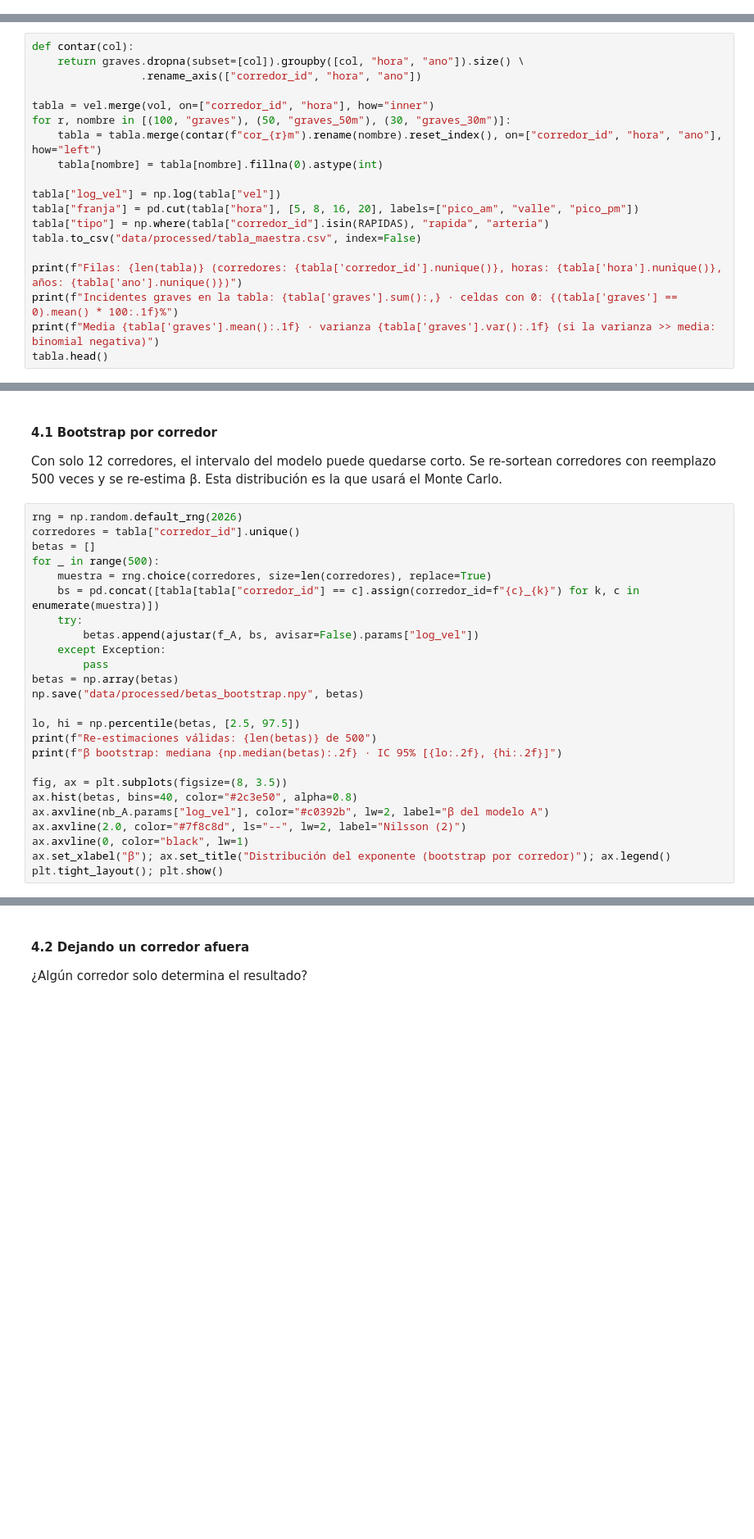
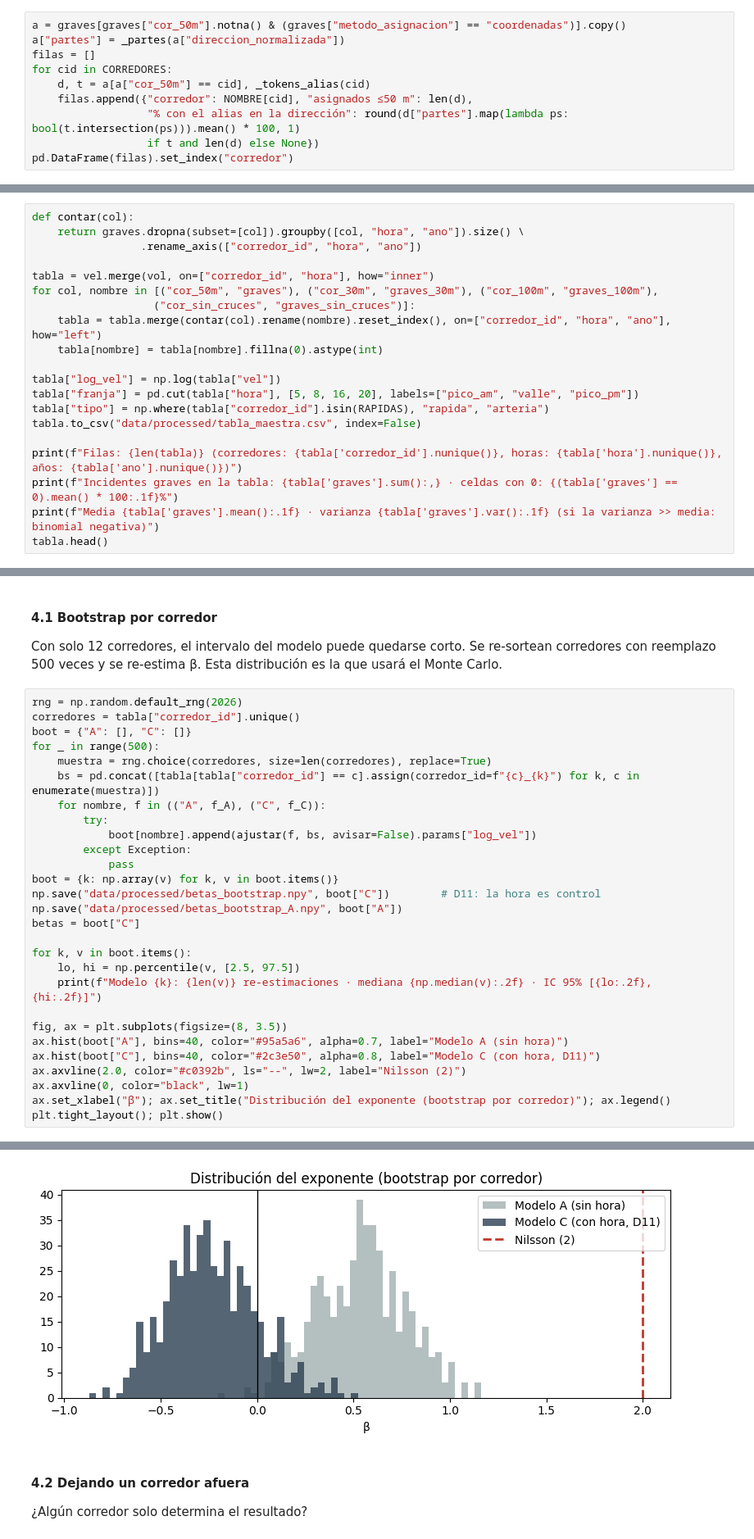
Before and after one commit to cristophh07-dot/segundos-contra-vidas, a Jupyter notebook: notebooks/03_exponente_medellin.ipynb, the cells around one changed output, grey strips where cells are left out. Shown at 82% size. Saved outputs shown, nothing was run; the diff lists cells and outputs as text; blank space fills up the shorter version.

```diff
--- a/notebooks/03_exponente_medellin.ipynb
+++ b/notebooks/03_exponente_medellin.ipynb
@@ -166,0 +172,10 @@ val
+# %%
+a = graves[graves["cor_50m"].notna() & (graves["metodo_asignacion"] == "coordenadas")].copy()
+a["partes"] = _partes(a["direccion_normalizada"])
+filas = []
+for cid in CORREDORES:
+    d, t = a[a["cor_50m"] == cid], _tokens_alias(cid)
+    filas.append({"corredor": NOMBRE[cid], "asignados ≤50 m": len(d),
+                  "% con el alias en la dirección": round(d["partes"].map(lambda ps: bool(t.intersection(ps))).mean() * 100, 1)
+                  if t and len(d) else None})
+pd.DataFrame(filas).set_index("corredor")
@@ -191,8 +230,9 @@ def contar(col):
                  .rename_axis(["corredor_id", "hora", "ano"])
 
 tabla = vel.merge(vol, on=["corredor_id", "hora"], how="inner")
-for r, nombre in [(100, "graves"), (50, "graves_50m"), (30, "graves_30m")]:
-    tabla = tabla.merge(contar(f"cor_{r}m").rename(nombre).reset_index(), on=["corredor_id", "hora", "ano"], how="left")
+for col, nombre in [("cor_50m", "graves"), ("cor_30m", "graves_30m"), ("cor_100m", "graves_100m"),
+                   ("cor_sin_cruces", "graves_sin_cruces")]:
+    tabla = tabla.merge(contar(col).rename(nombre).reset_index(), on=["corredor_id", "hora", "ano"], how="left")
     tabla[nombre] = tabla[nombre].fillna(0).astype(int)
 
 tabla["log_vel"] = np.log(tabla["vel"])
@@ -339,25 +441,29 @@ Con solo 12 corredores, el intervalo del modelo puede quedarse corto. Se re-sort
 # %%
 rng = np.random.default_rng(2026)
 corredores = tabla["corredor_id"].unique()
-betas = []
+boot = {"A": [], "C": []}
 for _ in range(500):
     muestra = rng.choice(corredores, size=len(corredores), replace=True)
     bs = pd.concat([tabla[tabla["corredor_id"] == c].assign(corredor_id=f"{c}_{k}") for k, c in enumerate(muestra)])
-    try:
-        betas.append(ajustar(f_A, bs, avisar=False).params["log_vel"])
-    except Exception:
-        pass
-betas = np.array(betas)
-np.save("data/processed/betas_bootstrap.npy", betas)
+    for nombre, f in (("A", f_A), ("C", f_C)):
+        try:
+            boot[nombre].append(ajustar(f, bs, avisar=False).params["log_vel"])
+        except Exception:
+            pass
+boot = {k: np.array(v) for k, v in boot.items()}
+np.save("data/processed/betas_bootstrap.npy", boot["C"])        # D11: la hora es control
+np.save("data/processed/betas_bootstrap_A.npy", boot["A"])
+betas = boot["C"]
 
-lo, hi = np.percentile(betas, [2.5, 97.5])
-print(f"Re-estimaciones válidas: {len(betas)} de 500")
-print(f"β bootstrap: mediana {np.median(betas):.2f} · IC 95% [{lo:.2f}, {hi:.2f}]")
+for k, v in boot.items():
+    lo, hi = np.percentile(v, [2.5, 97.5])
+    print(f"Modelo {k}: {len(v)} re-estimaciones · mediana {np.median(v):.2f} · IC 95% [{lo:.2f}, {hi:.2f}]")
 
 fig, ax = plt.subplots(figsize=(8, 3.5))
-ax.hist(betas, bins=40, color="#2c3e50", alpha=0.8)
-ax.axvline(nb_A.params["log_vel"], color="#c0392b", lw=2, label="β del modelo A")
-ax.axvline(2.0, color="#7f8c8d", ls="--", lw=2, label="Nilsson (2)")
+ax.hist(boot["A"], bins=40, color="#95a5a6", alpha=0.7, label="Modelo A (sin hora)")
+ax.hist(boot["C"], bins=40, color="#2c3e50", alpha=0.8, label="Modelo C (con hora, D11)")
+ax.axvline(2.0, color="#c0392b", ls="--", lw=2, label="Nilsson (2)")
 ax.axvline(0, color="black", lw=1)
 ax.set_xlabel("β"); ax.set_title("Distribución del exponente (bootstrap por corredor)"); ax.legend()
 plt.tight_layout(); plt.show()
+# %% [output]
@@ -364,3 +472,4 @@ plt.tight_layout(); plt.show()
+[figure, added]
 # %% [markdown]
 #### 4.2 Dejando un corredor afuera
 ¿Algún corredor solo determina el resultado?
```
Also changed, not shown: parts of 46 cells of this notebook, 1 other file.
